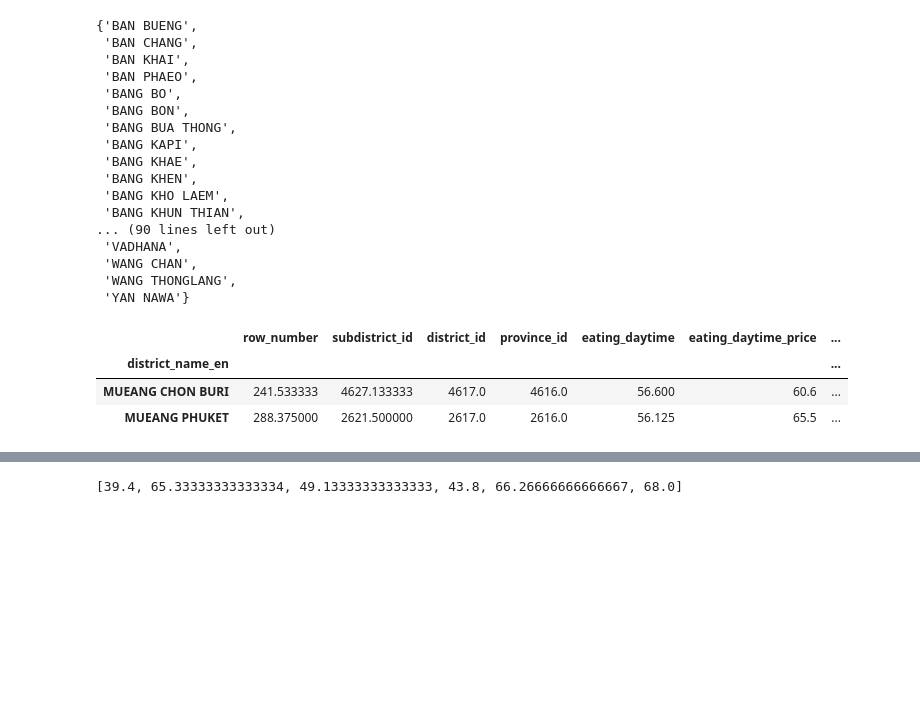
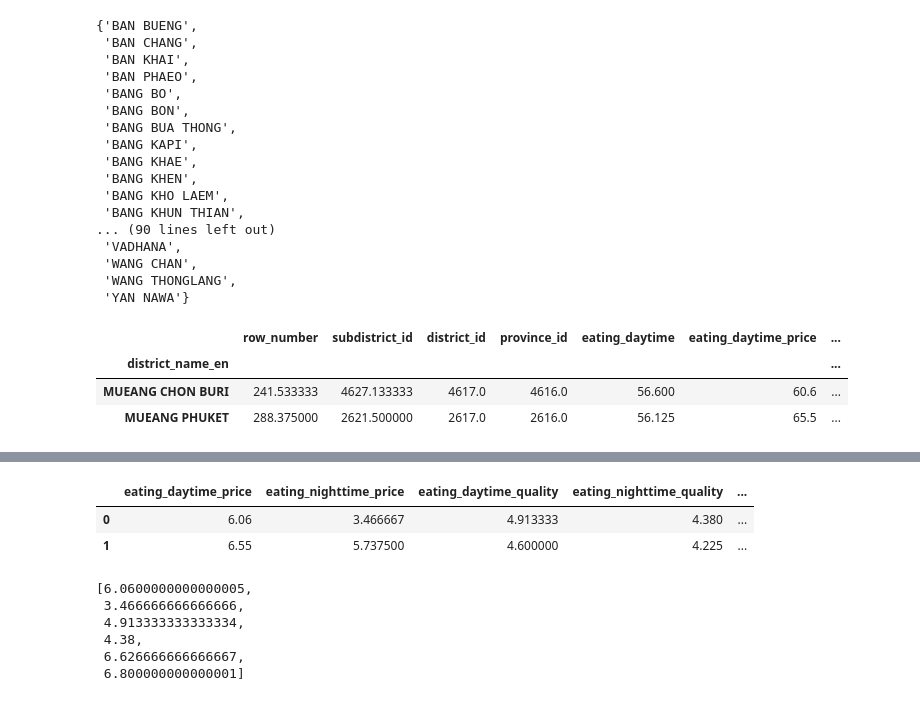
Before and after one commit to nxxk23/BasicProg_DataViz65, a Jupyter notebook: DataViz04_Data_Comparison.ipynb, the cells around one changed output, grey strips where cells are left out. Drawn from its saved outputs; the diff is of its cells as text; code cells hidden in the pictures; blank space fills up the shorter version.

```diff
--- a/DataViz04_Data_Comparison.ipynb
+++ b/DataViz04_Data_Comparison.ipynb
@@ -681,9 +681,21 @@ mydata
+# %%
+mydata = 0.1*mydata
+mydata
+# %% [output]
+|  | eating_daytime_price | eating_nighttime_price | eating_daytime_quality | eating_nighttime_quality | ... |
+| 0 | 6.06 | 3.466667 | 4.913333 | 4.380 | ... |
+| 1 | 6.55 | 5.737500 | 4.600000 | 4.225 | ... |
 # %%
 categories = ['eating_daytime_price','eating_nighttime_price','eating_daytime_quality','eating_nighttime_quality','eating_daytime_variety','eating_nighttime_variety']
 # %%
 mydata.loc[0].values.flatten().tolist()
 # %% [output]
-[39.4, 65.33333333333334, 49.13333333333333, 43.8, 66.26666666666667, 68.0]
+[6.0600000000000005,
+ 3.466666666666666,
+ 4.913333333333334,
+ 4.38,
+ 6.626666666666667,
+ 6.800000000000001]
 # %%
 # คำนวณมุมของแต่ละคุณสมบัติ
 angles = [n / float(len(categories)) * 2 * pi for n in range(len(categories))] ## เปลี่ยน len(categories) เป็นจำนวนคุณสมบัติที่จะ plot
```
Also changed, not shown: parts of 5 cells of this notebook.
